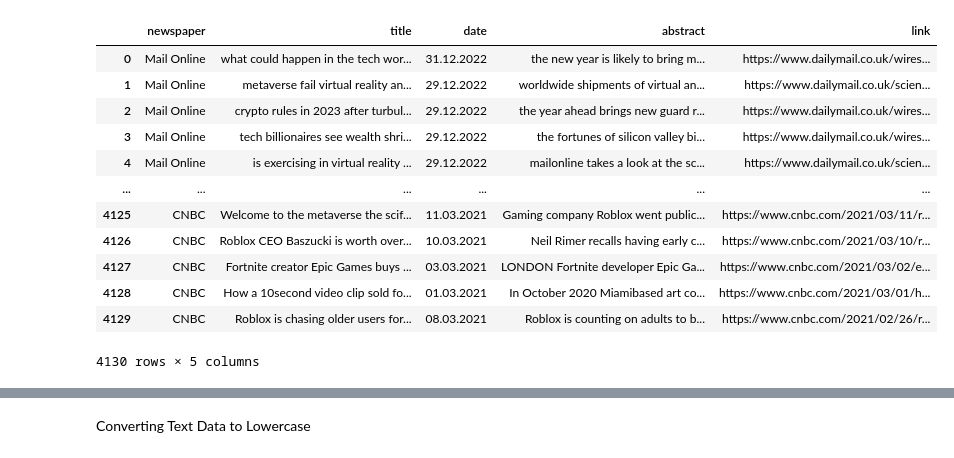
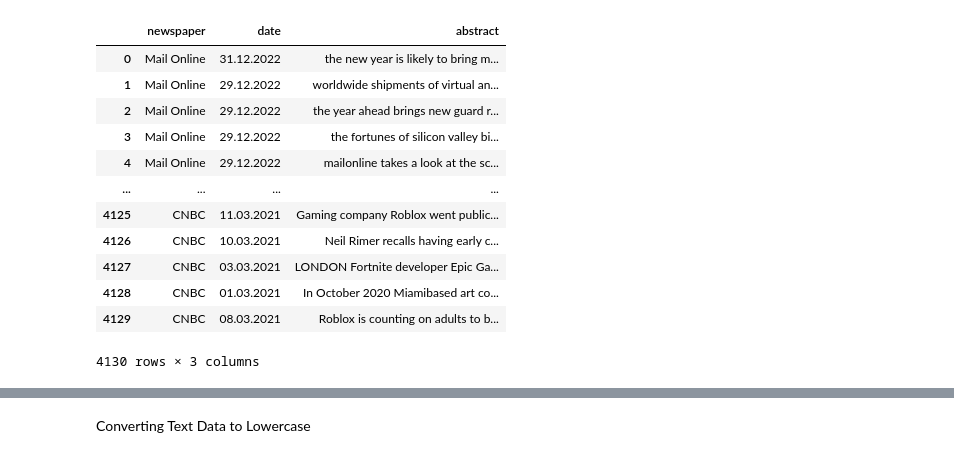
Before and after one commit to agnieszkaem/metaverse-news-headlines-bachelor-thesis, a Jupyter notebook: analysis.ipynb, the cells around one changed output, grey strips where cells are left out. Saved outputs shown, nothing was run; the diff lists cells and outputs as text; code cells hidden in the pictures.

```diff
--- a/analysis.ipynb
+++ b/analysis.ipynb
@@ -28,21 +28,22 @@ from textblob import TextBlob
 from transformers import pipeline
 # %%
 df = pd.read_csv('data/news.csv', sep=';', encoding='utf-8-sig')
+df= df[['newspaper','date','abstract']]
 df
 # %% [output]
-|  | newspaper | title | date | abstract | link |
-| 0 | Mail Online | what could happen in the tech wor... | 31.12.2022 | the new year is likely to bring m... | https://www.dailymail.co.uk/wires... |
-| 1 | Mail Online | metaverse fail virtual reality an... | 29.12.2022 | worldwide shipments of virtual an... | https://www.dailymail.co.uk/scien... |
-| 2 | Mail Online | crypto rules in 2023 after turbul... | 29.12.2022 | the year ahead brings new guard r... | https://www.dailymail.co.uk/wires... |
-| 3 | Mail Online | tech billionaires see wealth shri... | 29.12.2022 | the fortunes of silicon valley bi... | https://www.dailymail.co.uk/wires... |
-| 4 | Mail Online | is exercising in virtual reality ... | 29.12.2022 | mailonline takes a look at the sc... | https://www.dailymail.co.uk/scien... |
-| ... | ... | ... | ... | ... | ... |
-| 4125 | CNBC | Welcome to the metaverse the scif... | 11.03.2021 | Gaming company Roblox went public... | https://www.cnbc.com/2021/03/11/r... |
-| 4126 | CNBC | Roblox CEO Baszucki is worth over... | 10.03.2021 | Neil Rimer recalls having early c... | https://www.cnbc.com/2021/03/10/r... |
-| 4127 | CNBC | Fortnite creator Epic Games buys ... | 03.03.2021 | LONDON Fortnite developer Epic Ga... | https://www.cnbc.com/2021/03/02/e... |
-| 4128 | CNBC | How a 10second video clip sold fo... | 01.03.2021 | In October 2020 Miamibased art co... | https://www.cnbc.com/2021/03/01/h... |
-| 4129 | CNBC | Roblox is chasing older users for... | 08.03.2021 | Roblox is counting on adults to b... | https://www.cnbc.com/2021/02/26/r... |
+|  | newspaper | date | abstract |
+| 0 | Mail Online | 31.12.2022 | the new year is likely to bring m... |
+| 1 | Mail Online | 29.12.2022 | worldwide shipments of virtual an... |
+| 2 | Mail Online | 29.12.2022 | the year ahead brings new guard r... |
+| 3 | Mail Online | 29.12.2022 | the fortunes of silicon valley bi... |
+| 4 | Mail Online | 29.12.2022 | mailonline takes a look at the sc... |
+| ... | ... | ... | ... |
+| 4125 | CNBC | 11.03.2021 | Gaming company Roblox went public... |
+| 4126 | CNBC | 10.03.2021 | Neil Rimer recalls having early c... |
+| 4127 | CNBC | 03.03.2021 | LONDON Fortnite developer Epic Ga... |
+| 4128 | CNBC | 01.03.2021 | In October 2020 Miamibased art co... |
+| 4129 | CNBC | 08.03.2021 | Roblox is counting on adults to b... |
-4130 rows × 5 columns
+4130 rows × 3 columns
 # %%
 
 df['date']=pd.to_datetime(df.date, format='%d.%m.%Y')
```
Also changed, not shown: parts of 88 cells of this notebook.
